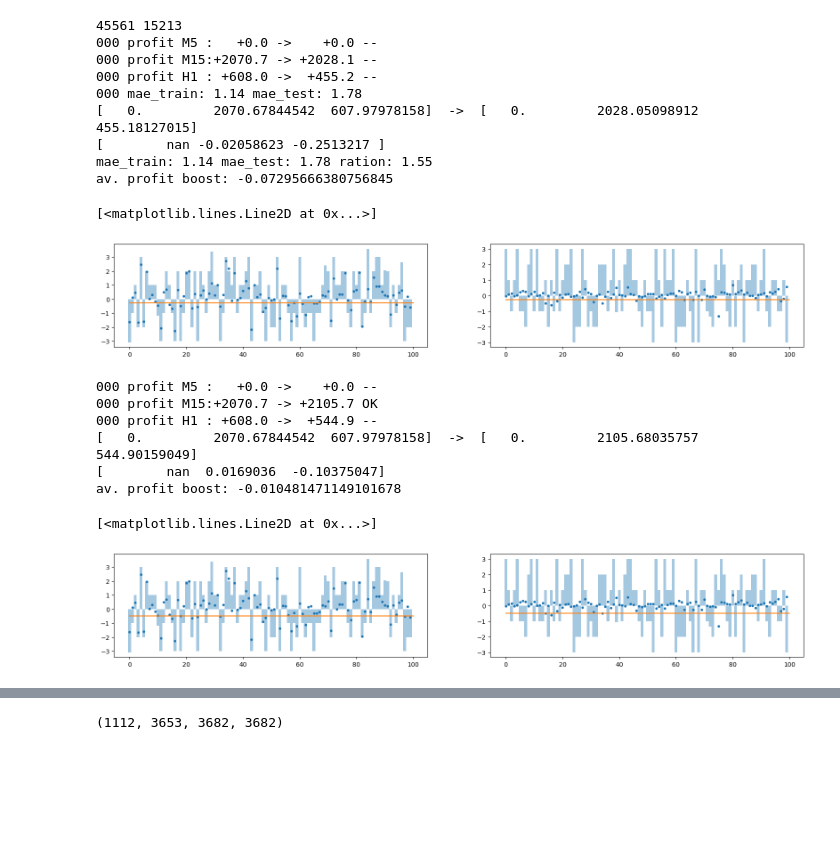
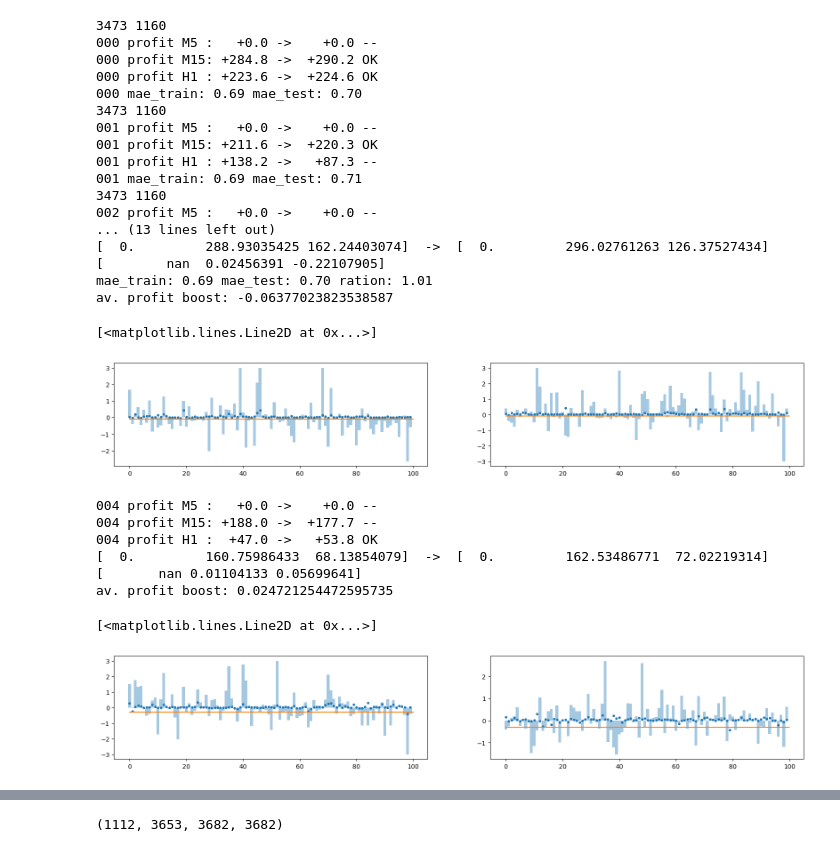
Before and after one commit to binrey/MLTR, a Jupyter notebook: train.ipynb, the cells around one changed output, grey strips where cells are left out. Saved outputs shown, nothing was run; the diff lists cells and outputs as text; code cells hidden in the pictures; blank space fills up the shorter version.

Commit message:
train additional target

```diff
--- a/train.ipynb
+++ b/train.ipynb
@@ -50,10 +43,10 @@ def lgb_f1_score(y_hat, data):
     y_hat = np.round(y_hat) # scikits f1 doesn't like probabilities
     return 'f1', f1_score(y_true, y_hat), False
 
-fsize = 50
+fsize = 20
 tfdict = {"M5":0, "M15":1, "H1":2}
 zz = ZigZag()
-Xl, Xs, yl, ys, odates, poslist = [], [], [], [], [], []
+Xl, Xs, yl, ys, odates, poslist, targets = [], [], [], [], [], [], []
 for btest in btests:
     print(btest.cfg.ticker, end=" ")
     hist_pd, hist = DataParser(btest.cfg).load()
@@ -61,29 +54,27 @@ for btest in btests:
     print(len(btest.positions))
     for pos in btest.positions[1:]:
         f, _ = mw(pos.open_indx)
-        fc = f.Close[-5:-2]/f.Close[-2]
-        fo = f.Open[-5:-2]/f.Open[-2]
-        fh = f.High[-5:-2]/f.High[-2]
-        fl = f.Low[-5:-2]/f.Low[-2]
-        fv = f.Volume[-5:-2]/f.Volume[-2] if f.Volume[-2] != 0 else f.Volume[-5:-2]*0
-        ids_, vals_, tps_ = zz.update(f)
-        vals, ids, tps = np.zeros((3, 8))
-        vals[:min(8, len(vals_))] = vals_[:8]/f.Close[-2]
-        ids[:min(8, len(vals_))] = f.Id[-1] - ids_[:8]
-        tps[:min(8, len(vals_))] = tps_[:8]
+        fo = f.Open[:-2]/f.Open[-2]
+        fc = f.Close[:-2]/f.Open[:-2]
+        fh = f.High[:-2]/f.Open[:-2]
+        fl = f.Low[:-2]/f.Open[:-2]
+        fv = f.Volume[:-2]
         odate = pd.to_datetime(pos.open_date)
         odate = odate.year*10000 + odate.month*100 + odate.day
         if pos.dir == 1:
-            Xl.append(np.hstack([fc, fo, fl, fh, fv, ids, vals, tps, btest.cfg.stops_processor.func.cfg.sl, btest.cfg.stops_processor.func.cfg.tp, odate, tfdict[btest.cfg.period]]))
+            Xl.append(np.hstack([fc, fo, fl, fh, fv, btest.cfg.stops_processor.func.cfg.sl, btest.cfg.stops_processor.func.cfg.tp, odate, tfdict[btest.cfg.period]]))
             yl.append(pos.profit)
         else:
-            Xs.append(np.hstack([2-fc, 2-fo, 2-fl, 2-fh, fv, ids, 2-vals, tps, btest.cfg.stops_processor.func.cfg.sl, btest.cfg.stops_processor.func.cfg.tp, odate, tfdict[btest.cfg.period]]))
+            Xs.append(np.hstack([2-fc, 2-fo, 2-fl, 2-fh, fv, btest.cfg.stops_processor.func.cfg.sl, btest.cfg.stops_processor.func.cfg.tp, odate, tfdict[btest.cfg.period]]))
             ys.append(pos.profit)
         poslist.append(pos)
+        targets.append(pos.dir*(hist.Close[pos.open_indx:pos.open_indx+fsize].mean() - hist.Open[pos.open_indx])/hist.Open[pos.open_indx]*100)
 
 Xs, Xl = np.array(Xs), np.array(Xl)
 ys, yl = np.array(ys), np.array(yl)
 odates = np.array(odates)
+targets = np.clip(np.array(targets), -3, 3)
+
 
 # ids2add = np.random.choice(np.arange(Xs.shape[0]), size=Xl.shape[0] - Xs.shape[0])
 # Xs = np.vstack([Xs, Xs[ids2add]])
@@ -112,5 +109,5 @@ GAZP 484
 # %%
-nitrers = 1
+nitrers = 5
 test_split = 0.25
 id2tf = {v:k for k, v in tfdict.items()}
 
@@ -132,12 +129,12 @@ for i in range(nitrers):
     np.random.shuffle(ids_test)
 
     # ids_test, ids_train = ids[:test_size], ids[test_size:]
-    X_train, X_test, y_train, y_test = X[ids_train], X[ids_test], y[ids_train], y[ids_test]
+    X_train, X_test, y_train, y_test, profs_test = X[ids_train], X[ids_test], targets[ids_train], targets[ids_test], y[ids_test]
     tf_test = X_test[:, -1]
     X_train = X_train[:, :-2]
     X_test = X_test[:, :-2]
-    profs_test = y_test
-    profs_train = y_train
+    # profs_test = y_test
+    # profs_train = y_train
     # y_train = (y_train > 0).astype(int)
     # y_test = (y_test > 0).astype(int)
 
@@ -167,9 +164,9 @@ for i in range(nitrers):
     #                   )
     # lgb.plot_metric(evals_result, metric='f1')
 
-    model = RandomForestRegressor(max_depth=20, n_estimators=200, min_samples_leaf=2)
+    model = RandomForestRegressor(max_depth=4, n_estimators=100, min_samples_leaf=3)
     model.fit(X_train, y_train)
-    threshold = -0.25
+    threshold = -0.1
     if len(X_train):
         # p_train = model.predict(X_train)
         p_train = model.predict(X_train)
@@ -205,50 +202,58 @@ plt.plot(p_test[:100], ".")
 plt.bar(np.arange(100), y_test[:100], width=[1]*100, alpha=0.4)
 plt.plot([0, 100], [threshold, threshold])
 # %% [output]
-45561 15213
+3473 1160
 000 profit M5 :   +0.0 ->    +0.0 --
-000 profit M15:+2070.7 -> +2028.1 --
-000 profit H1 : +608.0 ->  +455.2 --
-000 mae_train: 1.14 mae_test: 1.78
-[   0.         2070.67844542  607.97978158]  ->  [   0.         2028.05098912  455.18127015]
-[        nan -0.02058623 -0.2513217 ]
-mae_train: 1.14 mae_test: 1.78 ration: 1.55
-av. profit boost: -0.07295666380756845
+000 profit M15: +284.8 ->  +290.2 OK
+000 profit H1 : +223.6 ->  +224.6 OK
+000 mae_train: 0.69 mae_test: 0.70
+3473 1160
+001 profit M5 :   +0.0 ->    +0.0 --
+001 profit M15: +211.6 ->  +220.3 OK
+001 profit H1 : +138.2 ->   +87.3 --
+001 mae_train: 0.69 mae_test: 0.71
+3473 1160
+002 profit M5 :   +0.0 ->    +0.0 --
+... (13 lines left out)
+[  0.         288.93035425 162.24403074]  ->  [  0.         296.02761263 126.37527434]
+[        nan  0.02456391 -0.22107905]
+mae_train: 0.69 mae_test: 0.70 ration: 1.01
+av. profit boost: -0.06377023823538587
 [<matplotlib.lines.Line2D at 0x...>]
-[figure, old version]
+[figure, new version]
 # %%
-threshold = -0.5
+threshold = -0.3
 for j in range(3):
     ids = tf_test == j
     pprofits[j, i] = (profs_test[ids]*(p_test[ids]>threshold)).sum()
     gprofits[j, i] = profs_test[ids].sum()
     print(f"{i:03} profit {id2tf[j]:3}:{gprofits[j, i]:+7.1f} -> {pprofits[j, i]:+7.1f} {'OK' if pprofits[j, i] > gprofits[j, i] else '--'}")
 
 pprofs_mean = pprofits.mean(1)
 gprofs_mean = gprofits.mean(1)
 
 print(gprofs_mean, " -> ", pprofs_mean)
 print((pprofs_mean - gprofs_mean)/abs(gprofs_mean))
 print(f"av. profit boost: {(pprofits.mean() - gprofits.mean())/gprofits.mean()}")
 
 plt.figure(figsize=(20, 3))
 plt.subplot(1, 2, 1)
 plt.plot(p_train[:100], ".")
 plt.bar(np.arange(100), y_train[:100], width=[1]*100, alpha=0.4)
 plt.plot([0, 100], [threshold, threshold])
 plt.subplot(1, 2, 2)
 plt.plot(p_test[:100], ".")
 plt.bar(np.arange(100), y_test[:100], width=[1]*100, alpha=0.4)
 plt.plot([0, 100], [threshold, threshold])
 # %% [output]
-000 profit M5 :   +0.0 ->    +0.0 --
-000 profit M15:+2070.7 -> +2105.7 OK
-000 profit H1 : +608.0 ->  +544.9 --
-[   0.         2070.67844542  607.97978158]  ->  [   0.         2105.68035757  544.90159049]
-[        nan  0.0169036  -0.10375047]
-av. profit boost: -0.010481471149101678
+004 profit M5 :   +0.0 ->    +0.0 --
+004 profit M15: +188.0 ->  +177.7 --
+004 profit H1 :  +47.0 ->   +53.8 OK
+[  0.         160.75986433  68.13854079]  ->  [  0.         162.53486771  72.02219314]
+[       nan 0.01104133 0.05699641]
+av. profit boost: 0.024721254472595735
 [<matplotlib.lines.Line2D at 0x...>]
-[figure, old version]
+[figure, new version]
 # %%
 set(X_train[:, -1].astype(int)).intersection(set(X_test[:, -1].astype(int)))
 # %% [output]
```
Also changed, not shown: parts of 7 cells of this notebook, 1 other file.
